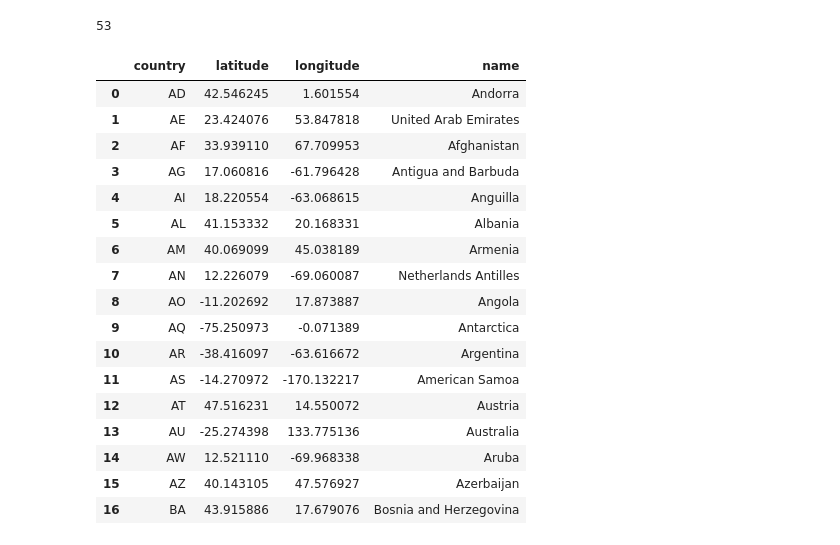
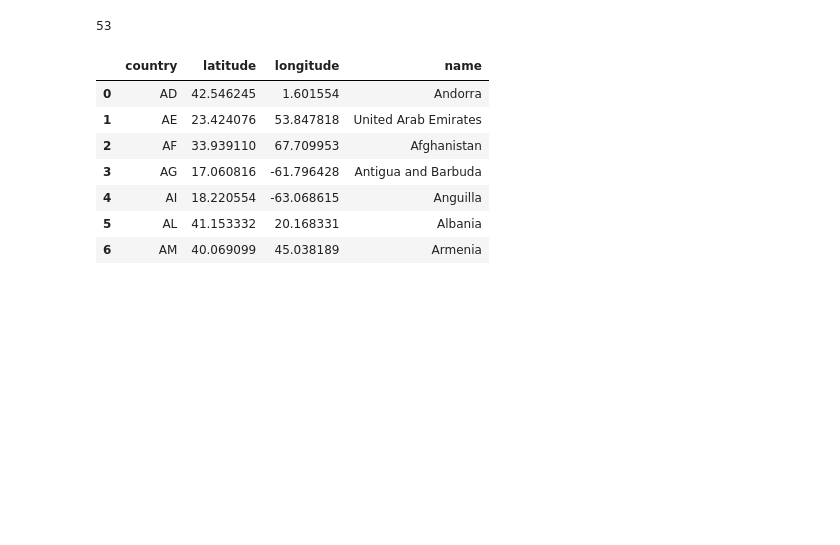
Before and after one commit to Liz199820/TAREA-5-T5_Mapa-de-Ciencia, a Jupyter notebook: Gravitydriven.ipynb, the cells around one changed output. Drawn from its saved outputs; the diff is of its cells as text; code cells hidden in the pictures; blank space fills up the shorter version.

```diff
--- a/Gravitydriven.ipynb
+++ b/Gravitydriven.ipynb
@@ -45,26 +48,16 @@ Paises:  ['Argentina', 'Australia', 'Austria', 'Bangladesh', 'Belgium', 'Brazil'
 len (From)
 # %% [output]
 53
-# %%
-# importamos la tabla
-data = pd.read_csv('./paises_ubicacion.csv', engine='python', skipfooter=3)
-data.head(17)
-# %% [output]
-|  | country | latitude | longitude | name |
-| 0 | AD | 42.546245 | 1.601554 | Andorra |
-| 1 | AE | 23.424076 | 53.847818 | United Arab Emirates |
-| 2 | AF | 33.939110 | 67.709953 | Afghanistan |
-| 3 | AG | 17.060816 | -61.796428 | Antigua and Barbuda |
-| 4 | AI | 18.220554 | -63.068615 | Anguilla |
-| 5 | AL | 41.153332 | 20.168331 | Albania |
-| 6 | AM | 40.069099 | 45.038189 | Armenia |
-| 7 | AN | 12.226079 | -69.060087 | Netherlands Antilles |
-| 8 | AO | -11.202692 | 17.873887 | Angola |
-| 9 | AQ | -75.250973 | -0.071389 | Antarctica |
-| 10 | AR | -38.416097 | -63.616672 | Argentina |
-| 11 | AS | -14.270972 | -170.132217 | American Samoa |
-| 12 | AT | 47.516231 | 14.550072 | Austria |
-| 13 | AU | -25.274398 | 133.775136 | Australia |
-| 14 | AW | 12.521110 | -69.968338 | Aruba |
-| 15 | AZ | 40.143105 | 47.576927 | Azerbaijan |
-| 16 | BA | 43.915886 | 17.679076 | Bosnia and Herzegovina |
+# %%
+# Se importó la tabla de "Ubicación Geográfica de Países - Google Developer"
+data = pd.read_csv('./paises_ubicacion.csv', engine='python', skipfooter=3)
+data.head(7)
+# %% [output]
+|  | country | latitude | longitude | name |
+| 0 | AD | 42.546245 | 1.601554 | Andorra |
+| 1 | AE | 23.424076 | 53.847818 | United Arab Emirates |
+| 2 | AF | 33.939110 | 67.709953 | Afghanistan |
+| 3 | AG | 17.060816 | -61.796428 | Antigua and Barbuda |
+| 4 | AI | 18.220554 | -63.068615 | Anguilla |
+| 5 | AL | 41.153332 | 20.168331 | Albania |
+| 6 | AM | 40.069099 | 45.038189 | Armenia |
```
Also changed, not shown: parts of 6 cells of this notebook.
